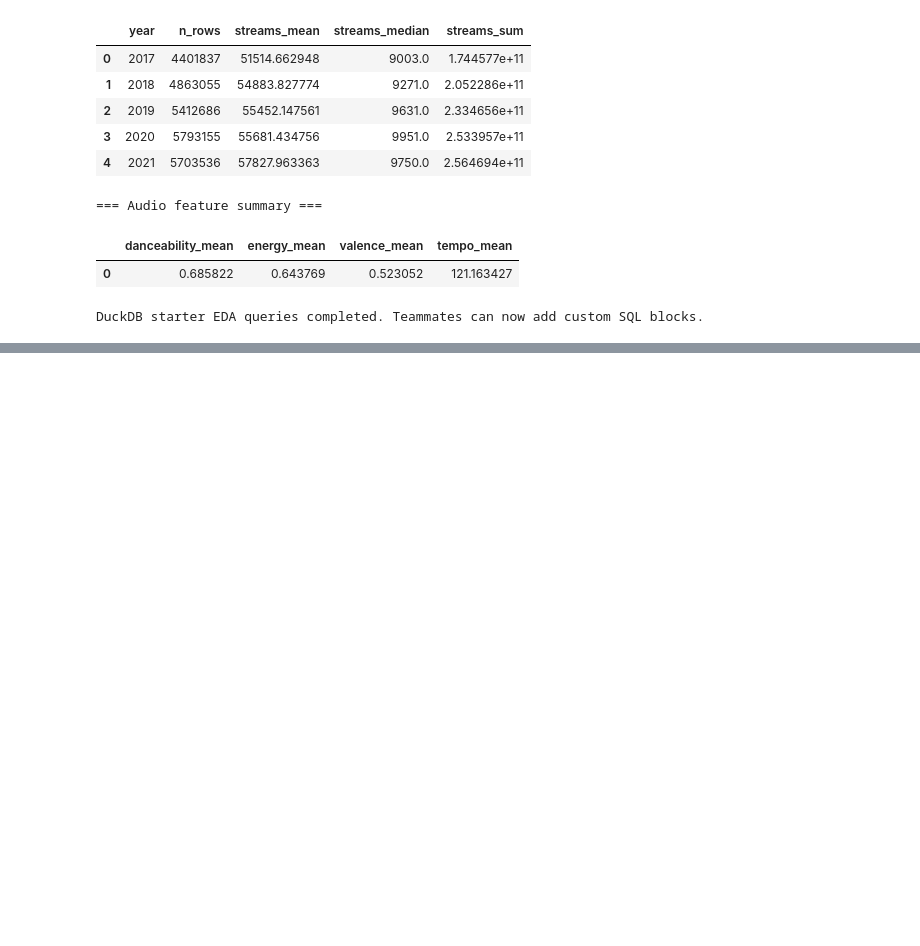
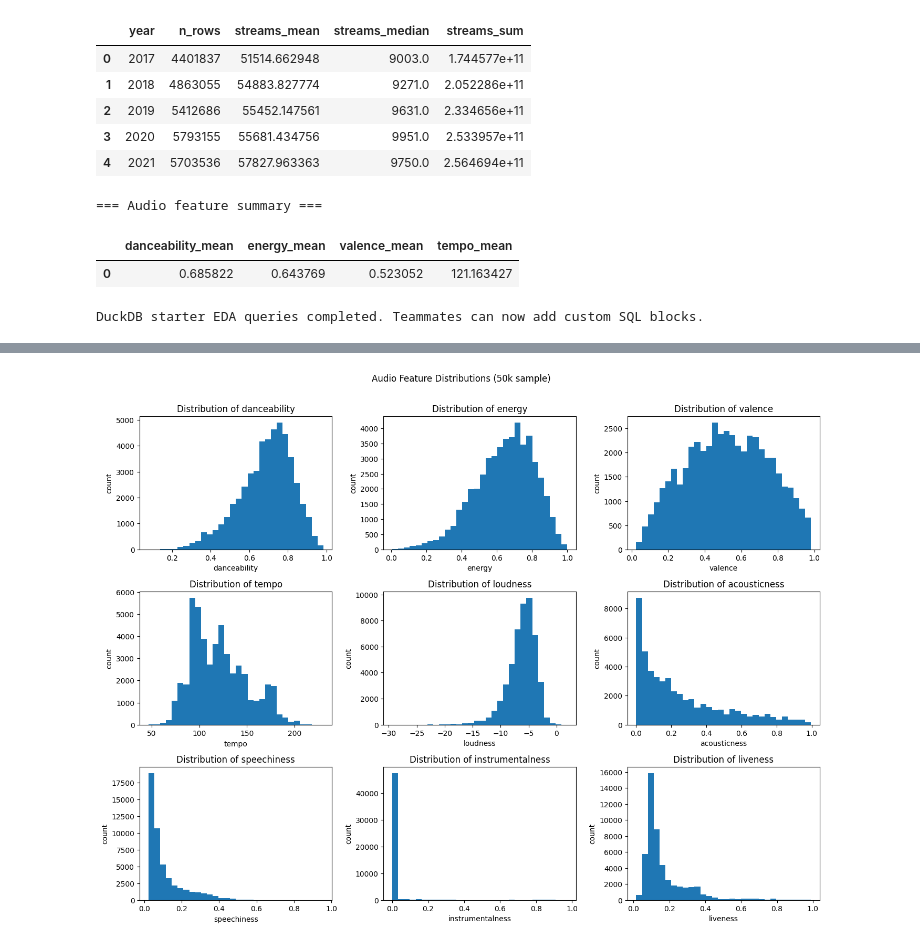
Before and after one commit to mchlkan/ML_Group_AB, a Jupyter notebook: Project_Information/Team_EDA_Baseline_FullData.ipynb, the cells around one changed output, grey strips where cells are left out. Saved outputs shown, nothing was run; the diff lists cells and outputs as text; code cells hidden in the pictures; blank space fills up the shorter version.

```diff
--- a/Project_Information/Team_EDA_Baseline_FullData.ipynb
+++ b/Project_Information/Team_EDA_Baseline_FullData.ipynb
@@ -408,0 +607,27 @@ DuckDB starter EDA queries completed. Teammates can now add custom SQL blocks.
+# %%
+# Histograms of all numeric audio features — mirrors professor's section 3 approach
+audio_features = ["danceability", "energy", "valence", "tempo",
+                   "loudness", "acousticness", "speechiness",
+                   "instrumentalness", "liveness"]
+
+n_cols = 3
+n_rows = (len(audio_features) + n_cols - 1) // n_cols
+fig, axes = plt.subplots(n_rows, n_cols, figsize=(14, n_rows * 3.5))
+axes = axes.ravel()
+
+for i, feat in enumerate(audio_features):
+    data = sample_df[feat].dropna()
+    axes[i].hist(data, bins=30, edgecolor="none")
+    axes[i].set_title(f"Distribution of {feat}")
+    axes[i].set_xlabel(feat)
+    axes[i].set_ylabel("count")
+
+# Hide unused axes
+for j in range(len(audio_features), len(axes)):
+    axes[j].set_visible(False)
+
+plt.suptitle("Audio Feature Distributions (50k sample)", y=1.01)
+plt.tight_layout()
+plt.show()
+# %% [output]
+[figure, added]
```
Also changed, not shown: parts of 18 cells of this notebook, 3 other files.
